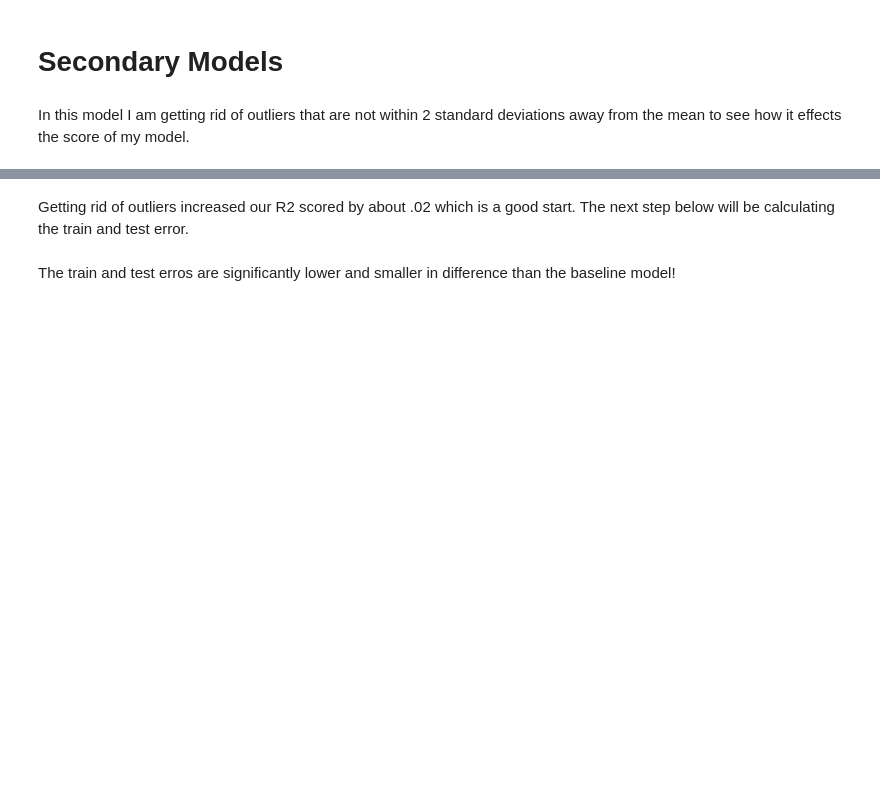
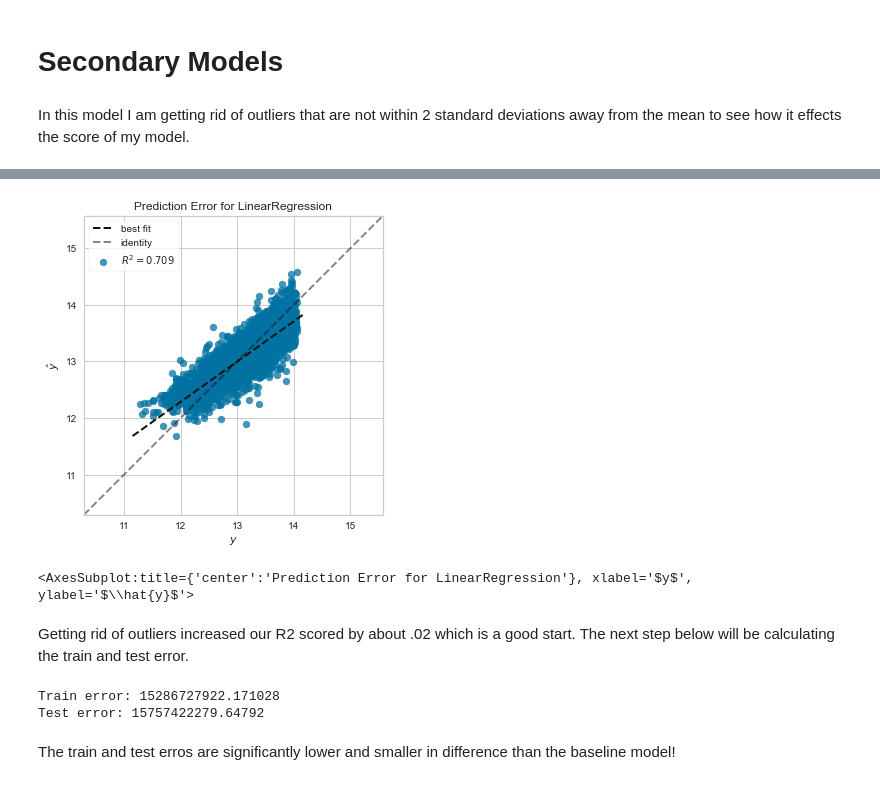
Before and after one commit to krbendol/bsc-phase-two-project, a Jupyter notebook: notebooks/exploratory/kam/Kam'sNotebook.ipynb, the cells around one changed output, grey strips where cells are left out. Saved outputs shown, nothing was run; the diff lists cells and outputs as text; code cells hidden in the pictures; blank space fills up the shorter version.

```diff
--- a/notebooks/exploratory/kam/Kam'sNotebook.ipynb
+++ b/notebooks/exploratory/kam/Kam'sNotebook.ipynb
@@ -265,12 +488,15 @@ from sklearn.linear_model import Lasso
 from sklearn.model_selection import train_test_split
 from yellowbrick.regressor import PredictionError
 # %%
-model = Lasso()
+model = LinearRegression()
 visualizer = PredictionError(model)
 
 visualizer.fit(X_train, y_train)  # Fit the training data to the visualizer
 visualizer.score(X_test, y_test)  # Evaluate the model on the test data
 visualizer.show()
+# %% [output]
+[figure, added]
+<AxesSubplot:title={'center':'Prediction Error for LinearRegression'}, xlabel='$y$', ylabel='$\\hat{y}$'>
 # %% [markdown]
 Getting rid of outliers increased our R2 scored by about .02 which is a good start. The next step below will be calculating the train and test error.
 # %%
@@ -289,6 +515,9 @@ test_error= mean_squared_error(y_test, test_preds)
 
 print('Train error:', train_error)
 print('Test error:', test_error)
+# %% [output]
+Train error: 15286727922.171028
+Test error: 15757422279.64792
 # %% [markdown]
 The train and test erros are significantly lower and smaller in difference than the baseline model!
 # %% [markdown]
```
Also changed, not shown: parts of 32 cells of this notebook, 3 other files.
